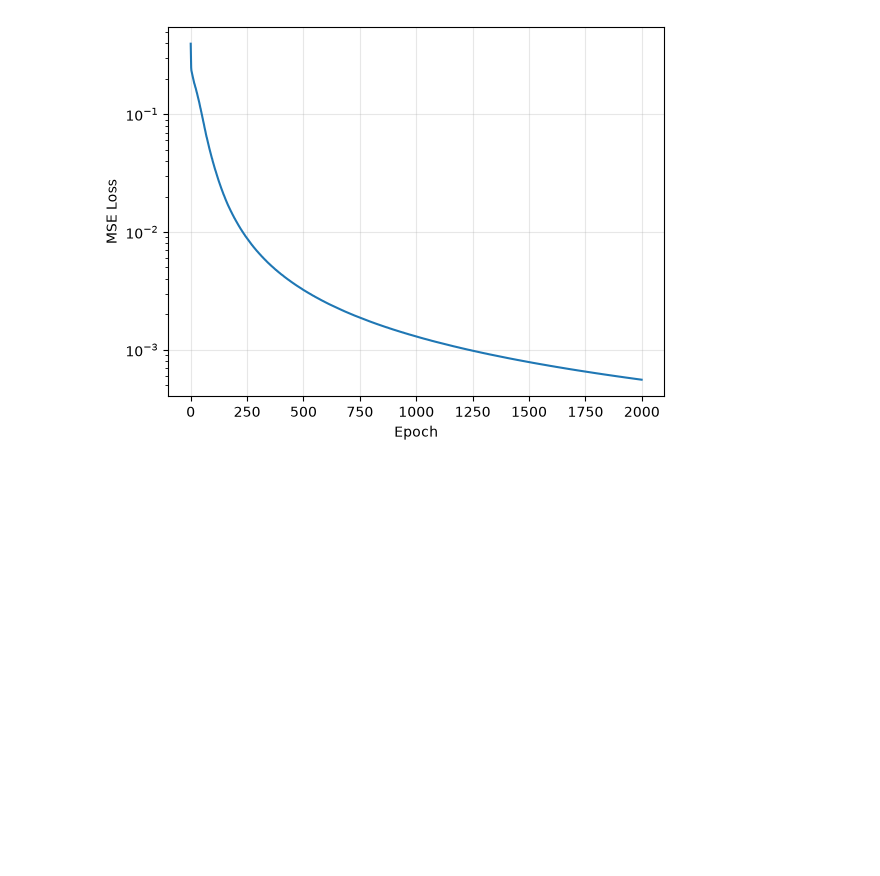
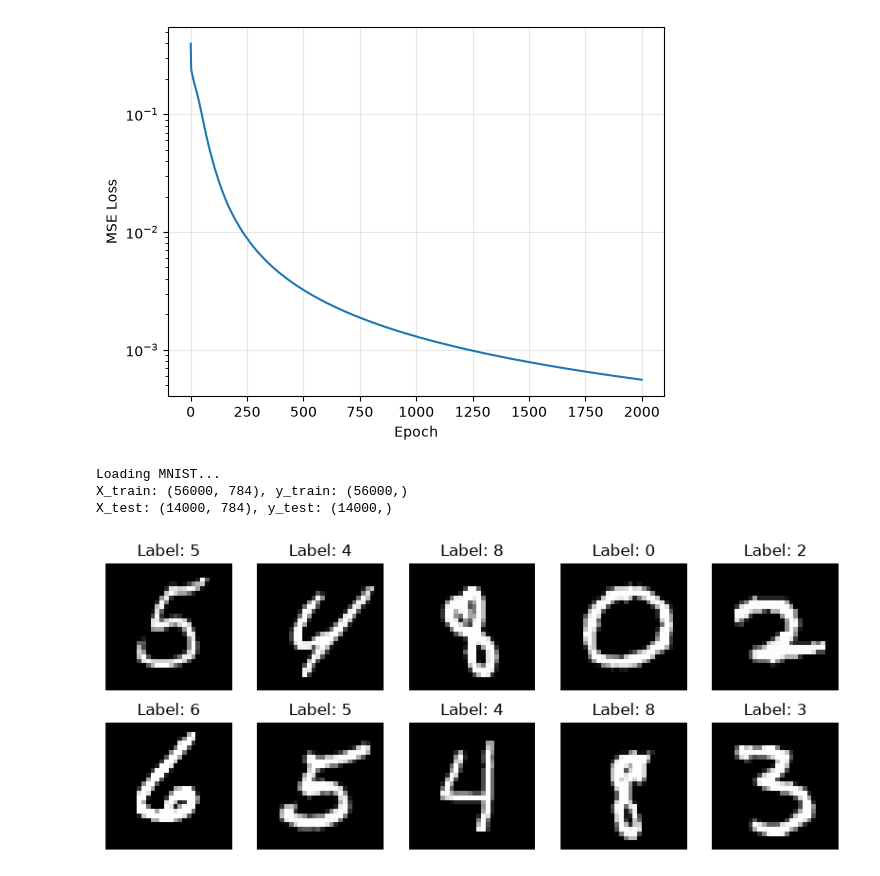
Before and after one commit to Girish011/aifromscratch_code, a Jupyter notebook: 3_mini_framework.ipynb, the cells around one changed output. Saved outputs shown, nothing was run; the diff lists cells and outputs as text; code cells hidden in the pictures; blank space fills up the shorter version.

Commit message:
Day 4: Built autograd engine, layers, trained MNIST classifier from scratch

```diff
--- a/3_mini_framework.ipynb
+++ b/3_mini_framework.ipynb
@@ -593,3 +621,38 @@ Predictions after training:
  [0.]]
 Loss curve:
 [figure]
+# %%
+# PART 4: MNIST CLASSIFIER
+# MNIST = 70,000 handwritten digit images (0–9), each 28×28 = 784 pixels.
+
+# Load and Preprocess MNIST
+from sklearn.datasets import fetch_openml
+from sklearn.model_selection import train_test_split
+
+print("Loading MNIST...")
+X, y = fetch_openml('mnist_784', version=1, return_X_y=True, parser='auto')
+
+# Convert to NumPy (OpenML often returns pandas DataFrame/Series)
+X = np.asarray(X, dtype=np.float32) / 255.0   # pixels → [0, 1]
+y = np.asarray(y, dtype=np.int32)             # MUST be ndarray, not pandas Series
+# (pandas y_train[i] looks up by label index → KeyError after train_test_split)
+
+X_train, X_test, y_train, y_test = train_test_split(
+    X, y, test_size=0.2, random_state=42
+)
+
+print(f"X_train: {X_train.shape}, y_train: {y_train.shape}")
+print(f"X_test: {X_test.shape}, y_test: {y_test.shape}")
+
+# Show a few digits
+fig, axes = plt.subplots(2, 5, figsize=(10, 4))
+for i, ax in enumerate(axes.flatten()):
+    ax.imshow(X_train[i].reshape(28, 28), cmap='gray')
+    ax.set_title(f"Label: {y_train[i]}")
+    ax.axis('off')
+plt.show()
+# %% [output]
+Loading MNIST...
+X_train: (56000, 784), y_train: (56000,)
+X_test: (14000, 784), y_test: (14000,)
+[figure, added]
```
Also changed, not shown: parts of 9 cells of this notebook.
